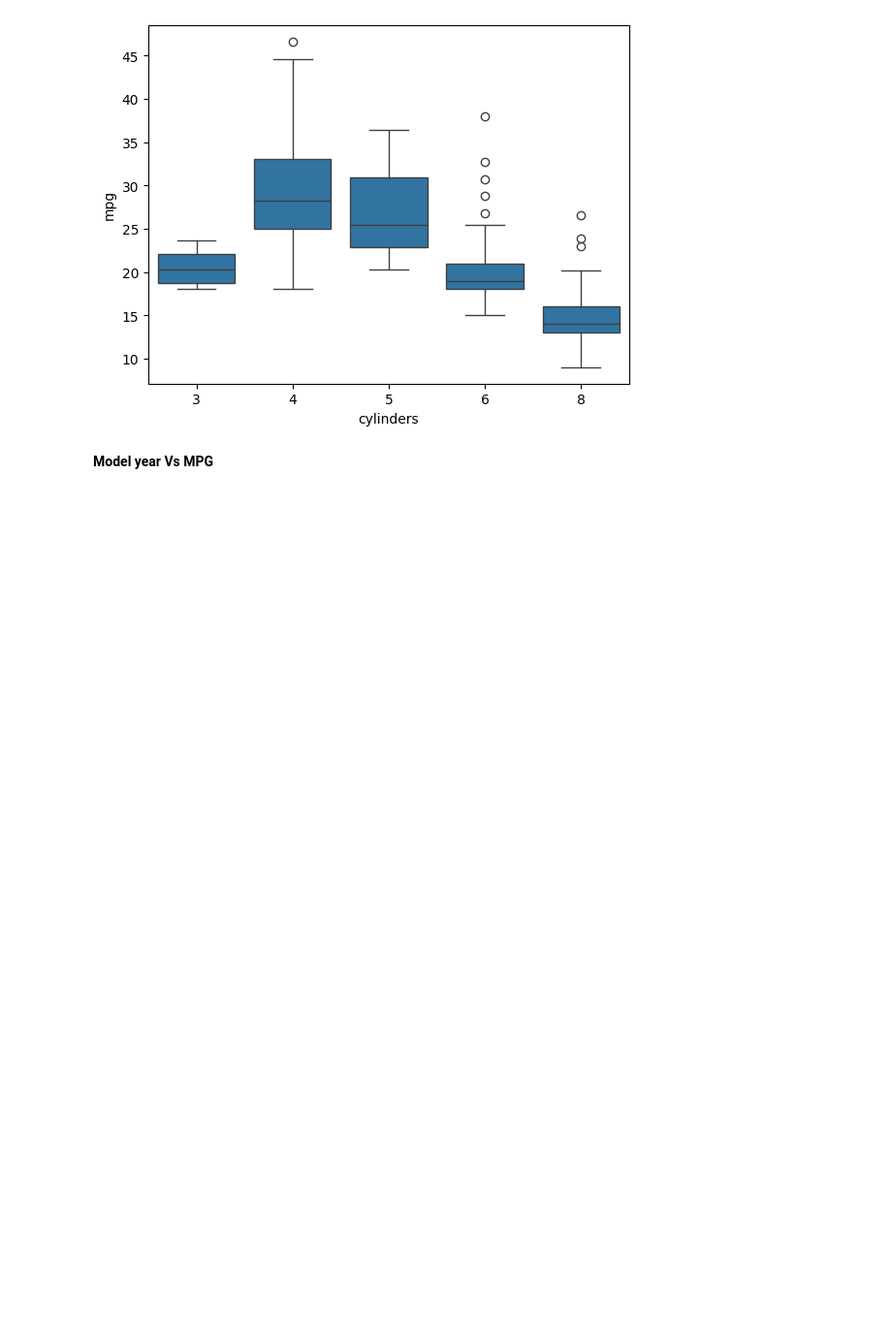
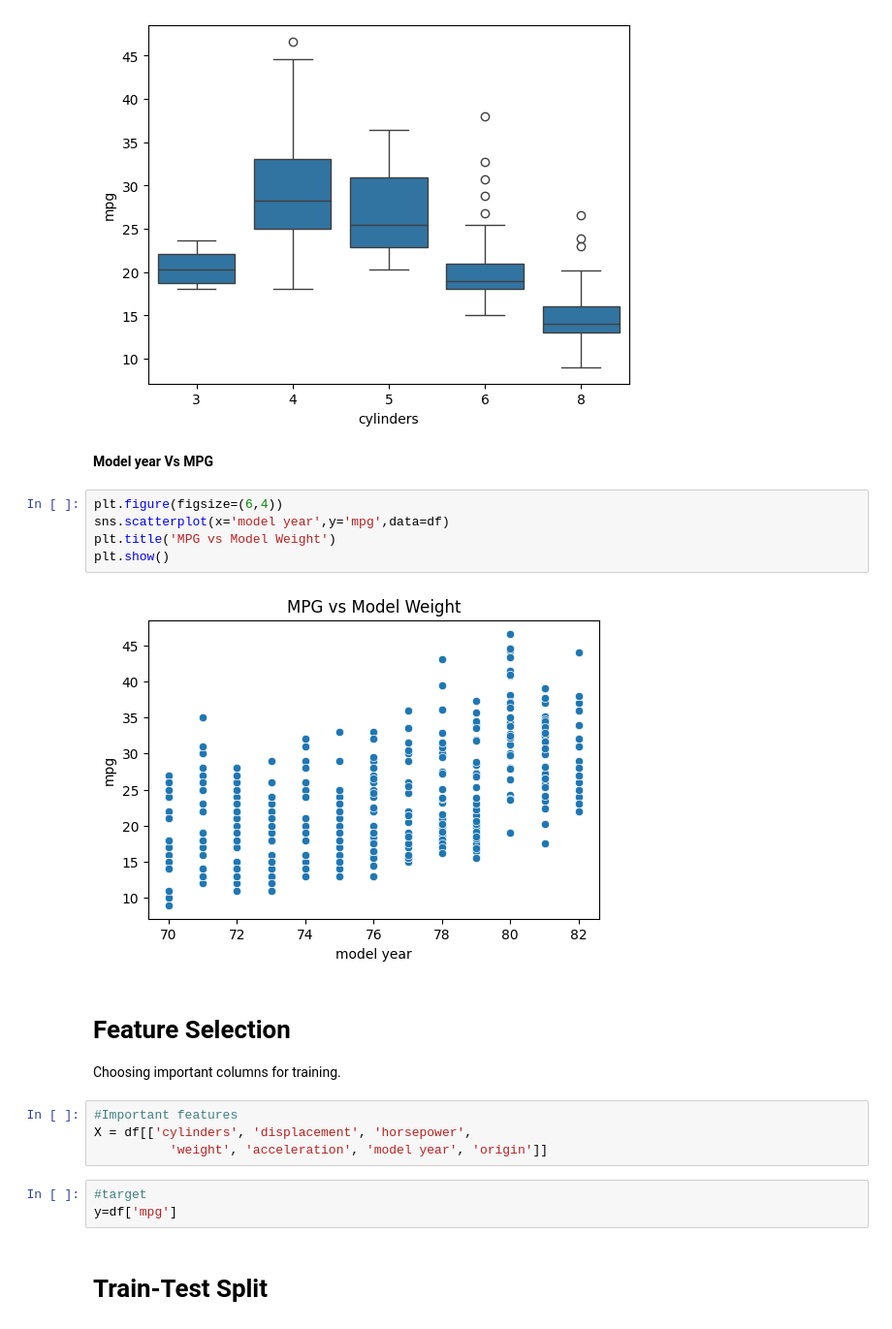
Before and after one commit to Shibu09-tech/AI-ML-Projects-and-Notes, a Jupyter notebook: Lab1_Mileage_Prediction/notebook.ipynb, the cells around one changed output. Shown at 97% size. Cells and saved outputs as stored; diff of their text form; blank space fills up the shorter version.

```diff
--- a/Lab1_Mileage_Prediction/notebook.ipynb
+++ b/Lab1_Mileage_Prediction/notebook.ipynb
@@ -190,3 +190,23 @@ plt.show()
 [figure]
 # %% [markdown]
 **Model year Vs MPG**
+# %%
+plt.figure(figsize=(6,4))
+sns.scatterplot(x='model year',y='mpg',data=df)
+plt.title('MPG vs Model Weight')
+plt.show()
+# %% [output]
+[figure, added]
+# %% [markdown]
+# **Feature Selection**
+
+Choosing important columns for training.
+# %%
+#Important features
+X = df[['cylinders', 'displacement', 'horsepower',
+          'weight', 'acceleration', 'model year', 'origin']]
+# %%
+#target
+y=df['mpg']
+# %% [markdown]
+# **Train-Test Split**
```
Also changed, not shown: parts of 19 cells of this notebook.
